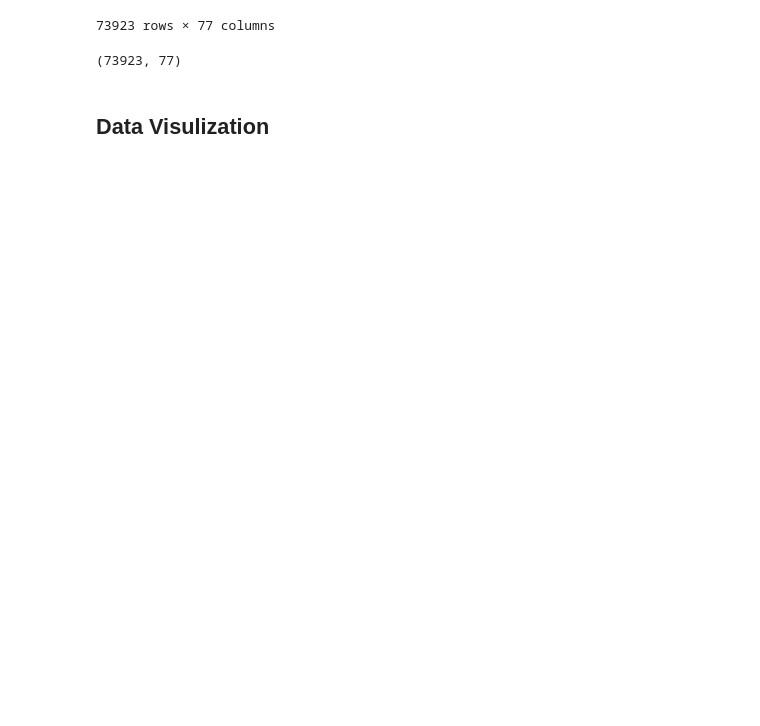
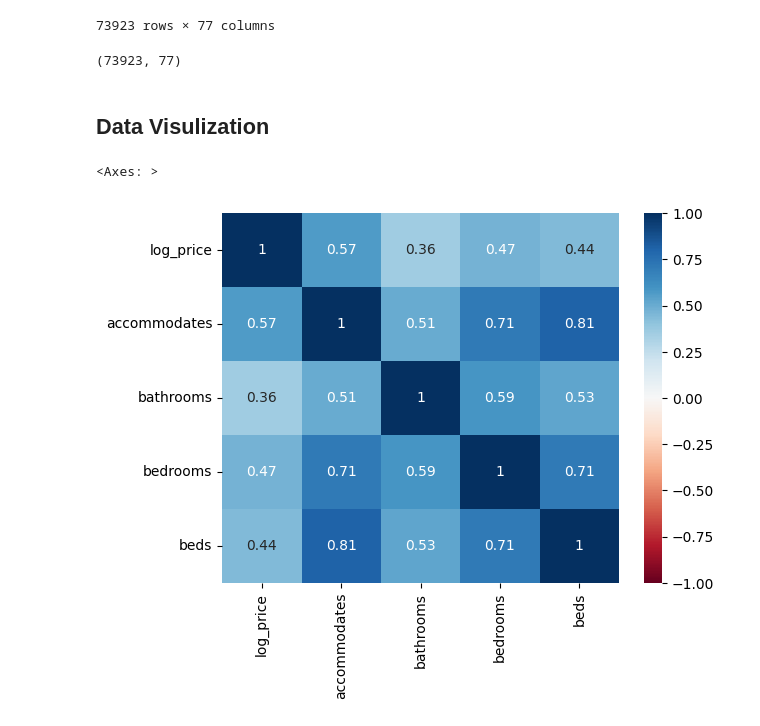
Before and after one commit to CSE151A-Project/151A-project, a Jupyter notebook: Milestone2.ipynb, the cells around one changed output. Cells and saved outputs as stored; diff of their text form; code cells hidden in the pictures; blank space fills up the shorter version.

```diff
--- a/Milestone2.ipynb
+++ b/Milestone2.ipynb
@@ -249,3 +262,12 @@ df_encoded.shape
 (73923, 77)
 # %% [markdown]
 ## Data Visulization
+# %%
+selected_columns = ['log_price', 'accommodates', 'bathrooms','bedrooms','beds']
+
+df1 = df_encoded[selected_columns]
+corr_matrix = df1.corr()
+sns.heatmap(corr_matrix, vmin=-1, vmax=1, center= 0, annot=True, cmap= 'RdBu')
+# %% [output]
+<Axes: >
+[figure, added]
```
Also changed, not shown: parts of 3 cells of this notebook.
